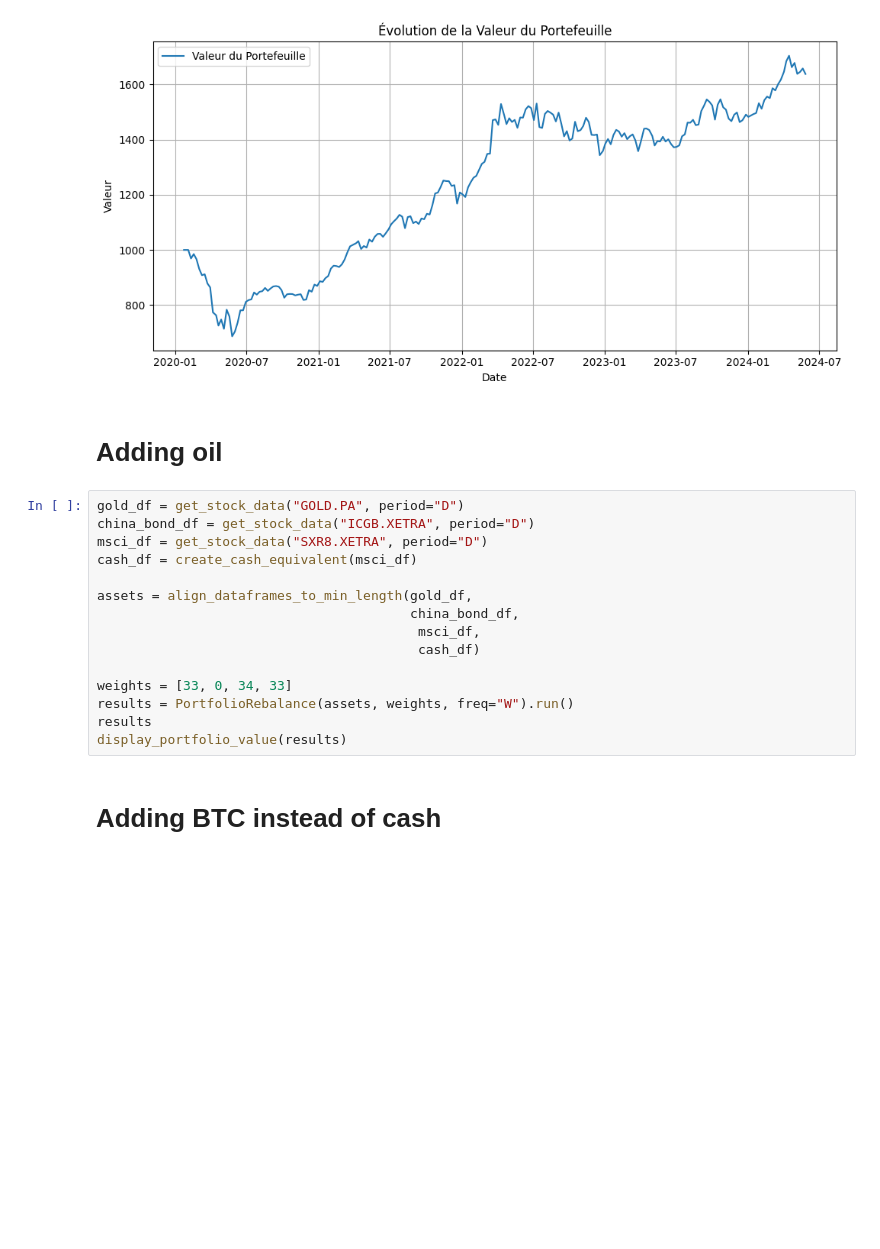
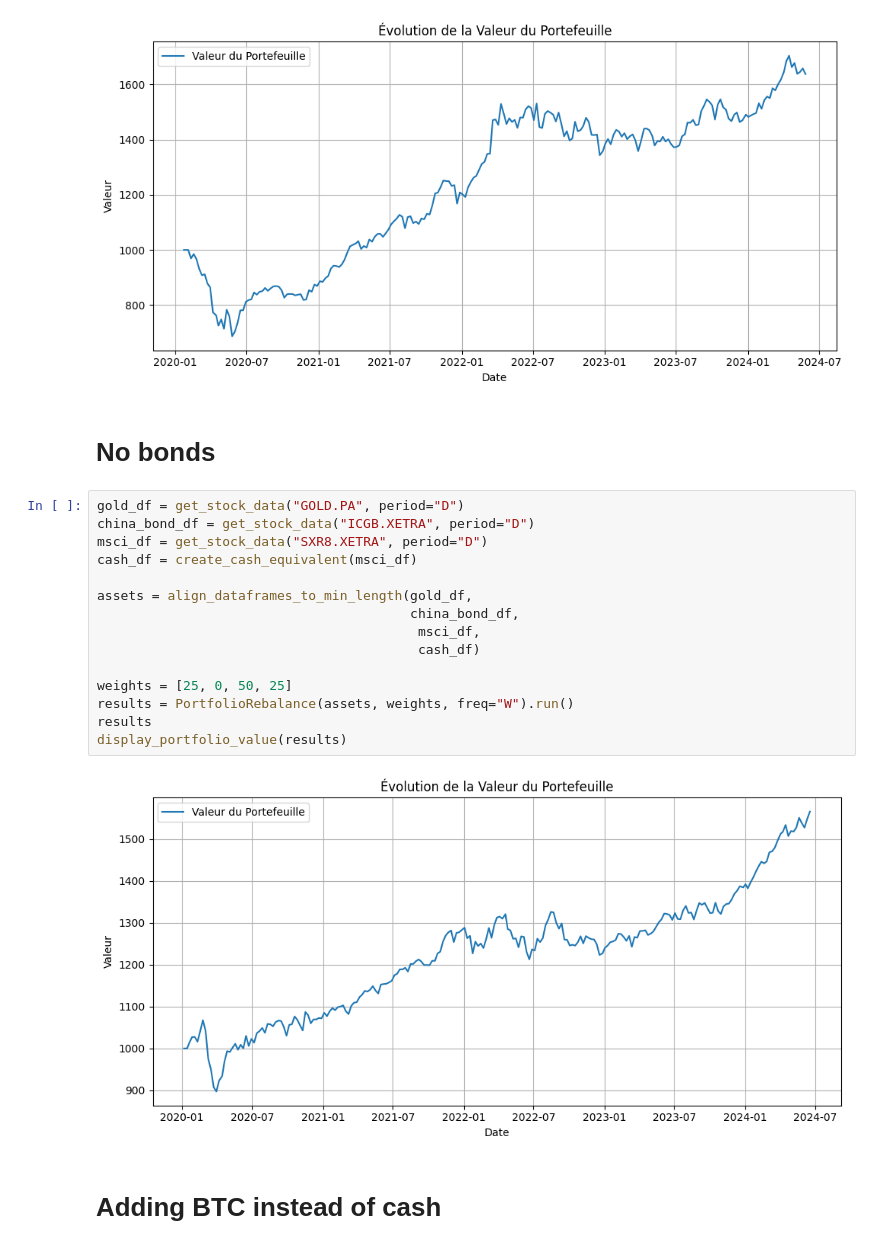
Before and after one commit to Romathonat/MTAL, a Jupyter notebook: notebooks/backtest_portfolio.ipynb, the cells around one changed output. Drawn from its saved outputs; the diff is of its cells as text; blank space fills up the shorter version.

```diff
--- a/notebooks/backtest_portfolio.ipynb
+++ b/notebooks/backtest_portfolio.ipynb
@@ -143,23 +141,25 @@ results
 display_portfolio_value(results)
 # %% [output]
 [figure]
-# %% [markdown]
-# Adding oil
+# %% [markdown]
+# No bonds
 # %%
 gold_df = get_stock_data("GOLD.PA", period="D")
 china_bond_df = get_stock_data("ICGB.XETRA", period="D")
 msci_df = get_stock_data("SXR8.XETRA", period="D")
 cash_df = create_cash_equivalent(msci_df)
 
 assets = align_dataframes_to_min_length(gold_df,
                                         china_bond_df,
                                          msci_df,
                                          cash_df)
 
-weights = [33, 0, 34, 33]
+weights = [25, 0, 50, 25]
 results = PortfolioRebalance(assets, weights, freq="W").run()
 results
 display_portfolio_value(results)
+# %% [output]
+[figure, added]
 # %% [markdown]
 # Adding BTC instead of cash
 # %%
```
Also changed, not shown: parts of 17 cells of this notebook, 11 other files.
